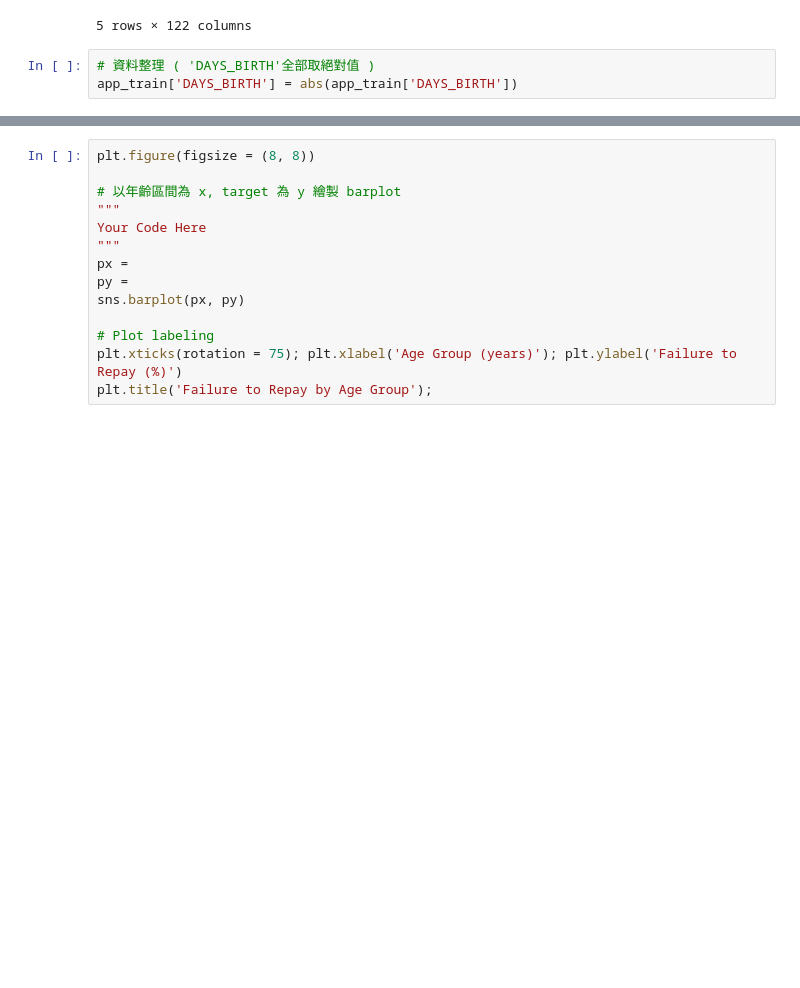
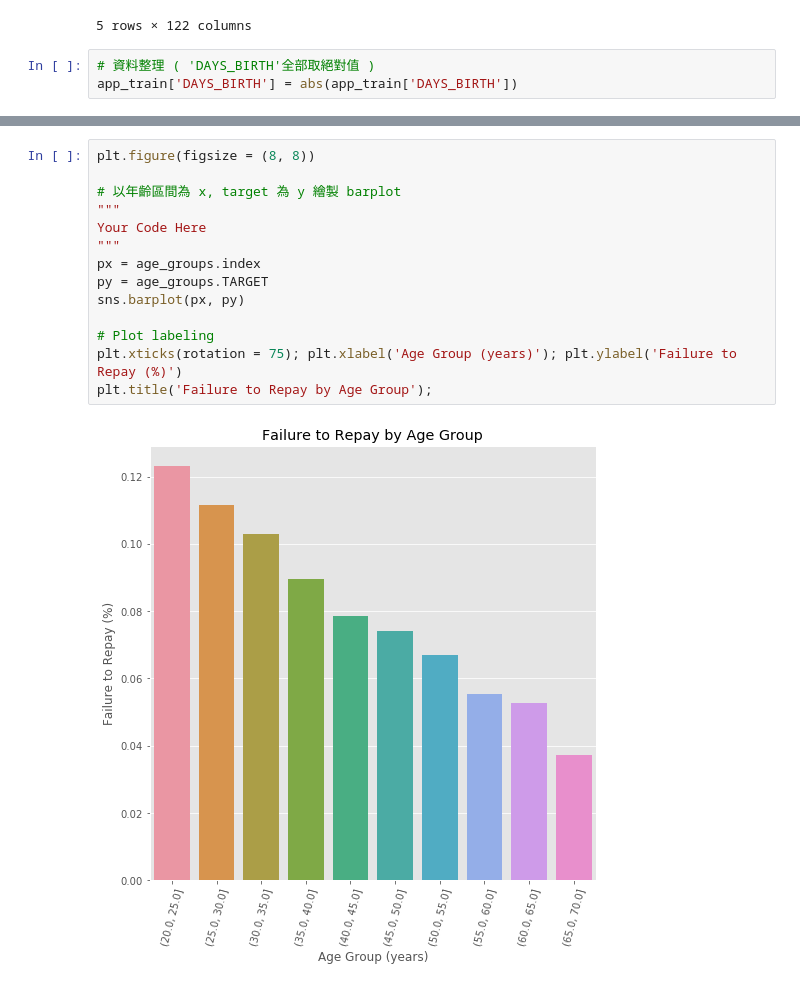
Before and after one commit to Halesu/4th-ML100Days, a Jupyter notebook: homework/Day_016_HW.ipynb, the cells around one changed output, grey strips where cells are left out. Cells and saved outputs as stored; diff of their text form; blank space fills up the shorter version.

```diff
--- a/homework/Day_016_HW.ipynb
+++ b/homework/Day_016_HW.ipynb
@@ -84,14 +117,16 @@ age_groups
 # %%
 plt.figure(figsize = (8, 8))
 
 # 以年齡區間為 x, target 為 y 繪製 barplot
 """
 Your Code Here
 """
-px =
-py =
+px = age_groups.index
+py = age_groups.TARGET
 sns.barplot(px, py)
 
 # Plot labeling
 plt.xticks(rotation = 75); plt.xlabel('Age Group (years)'); plt.ylabel('Failure to Repay (%)')
 plt.title('Failure to Repay by Age Group');
+# %% [output]
+[figure, added]
```
Also changed, not shown: parts of 3 cells of this notebook.
